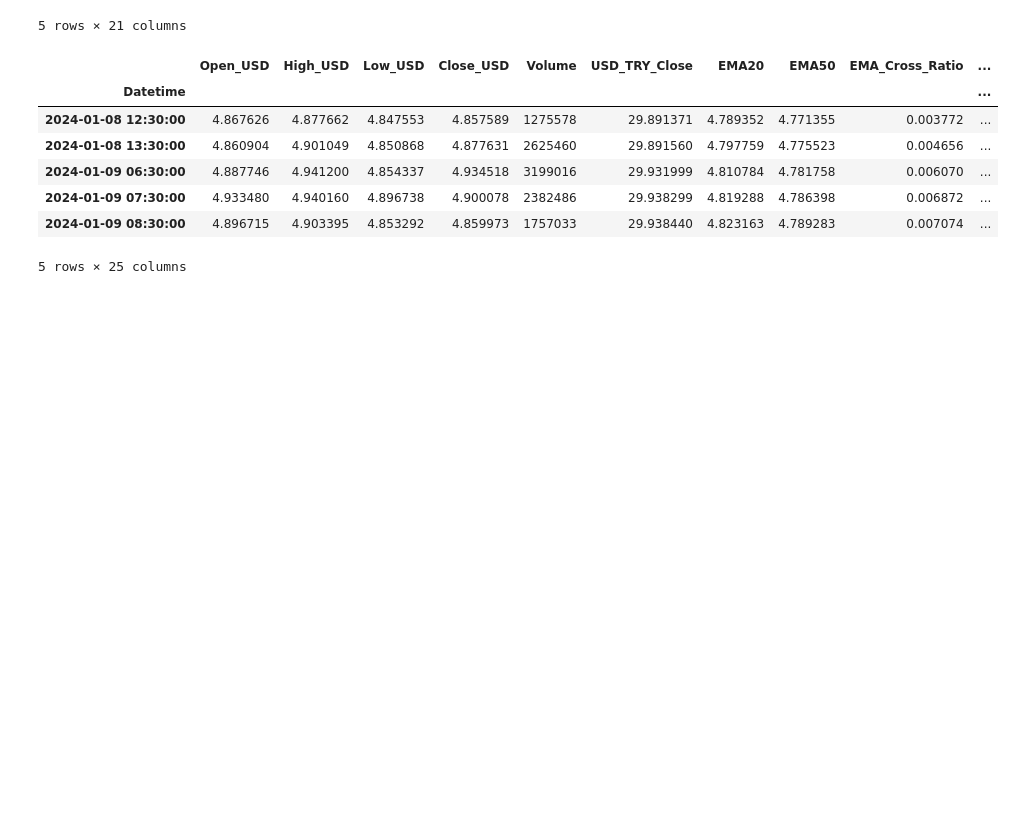
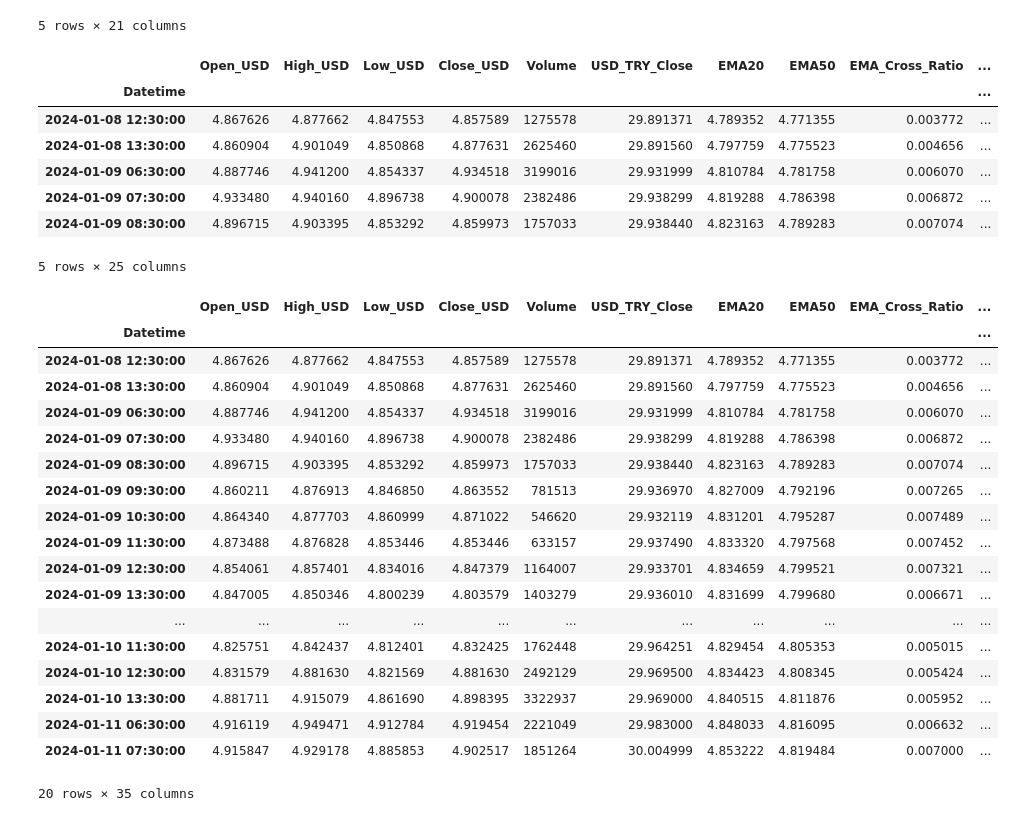
Before and after one commit to olcayguney/multifeature-lstm-financial-forecasting, a Jupyter notebook: LSTMDeneme_1.ipynb, the cells around one changed output. Saved outputs shown, nothing was run; the diff lists cells and outputs as text; code cells hidden in the pictures; blank space fills up the shorter version.

```diff
--- a/LSTMDeneme_1.ipynb
+++ b/LSTMDeneme_1.ipynb
@@ -309,3 +309,25 @@ data['Open_Gap'] = (
     (data['Open_USD'] - data['Close_USD'].shift(1)) /
     data['Close_USD'].shift(1)
 )
+# %%
+data.head(20)
+# %% [output]
+|  | Open_USD | High_USD | Low_USD | Close_USD | Volume | USD_TRY_Close | EMA20 | EMA50 | EMA_Cross_Ratio | ... |
+| Datetime |  |  |  |  |  |  |  |  |  | ... |
+| 2024-01-08 12:30:00 | 4.867626 | 4.877662 | 4.847553 | 4.857589 | 1275578 | 29.891371 | 4.789352 | 4.771355 | 0.003772 | ... |
+| 2024-01-08 13:30:00 | 4.860904 | 4.901049 | 4.850868 | 4.877631 | 2625460 | 29.891560 | 4.797759 | 4.775523 | 0.004656 | ... |
+| 2024-01-09 06:30:00 | 4.887746 | 4.941200 | 4.854337 | 4.934518 | 3199016 | 29.931999 | 4.810784 | 4.781758 | 0.006070 | ... |
+| 2024-01-09 07:30:00 | 4.933480 | 4.940160 | 4.896738 | 4.900078 | 2382486 | 29.938299 | 4.819288 | 4.786398 | 0.006872 | ... |
+| 2024-01-09 08:30:00 | 4.896715 | 4.903395 | 4.853292 | 4.859973 | 1757033 | 29.938440 | 4.823163 | 4.789283 | 0.007074 | ... |
+| 2024-01-09 09:30:00 | 4.860211 | 4.876913 | 4.846850 | 4.863552 | 781513 | 29.936970 | 4.827009 | 4.792196 | 0.007265 | ... |
+| 2024-01-09 10:30:00 | 4.864340 | 4.877703 | 4.860999 | 4.871022 | 546620 | 29.932119 | 4.831201 | 4.795287 | 0.007489 | ... |
+| 2024-01-09 11:30:00 | 4.873488 | 4.876828 | 4.853446 | 4.853446 | 633157 | 29.937490 | 4.833320 | 4.797568 | 0.007452 | ... |
+| 2024-01-09 12:30:00 | 4.854061 | 4.857401 | 4.834016 | 4.847379 | 1164007 | 29.933701 | 4.834659 | 4.799521 | 0.007321 | ... |
+| 2024-01-09 13:30:00 | 4.847005 | 4.850346 | 4.800239 | 4.803579 | 1403279 | 29.936010 | 4.831699 | 4.799680 | 0.006671 | ... |
+| ... | ... | ... | ... | ... | ... | ... | ... | ... | ... | ... |
+| 2024-01-10 11:30:00 | 4.825751 | 4.842437 | 4.812401 | 4.832425 | 1762448 | 29.964251 | 4.829454 | 4.805353 | 0.005015 | ... |
+| 2024-01-10 12:30:00 | 4.831579 | 4.881630 | 4.821569 | 4.881630 | 2492129 | 29.969500 | 4.834423 | 4.808345 | 0.005424 | ... |
+| 2024-01-10 13:30:00 | 4.881711 | 4.915079 | 4.861690 | 4.898395 | 3322937 | 29.969000 | 4.840515 | 4.811876 | 0.005952 | ... |
+| 2024-01-11 06:30:00 | 4.916119 | 4.949471 | 4.912784 | 4.919454 | 2221049 | 29.983000 | 4.848033 | 4.816095 | 0.006632 | ... |
+| 2024-01-11 07:30:00 | 4.915847 | 4.929178 | 4.885853 | 4.902517 | 1851264 | 30.004999 | 4.853222 | 4.819484 | 0.007000 | ... |
+20 rows × 35 columns
```
Also changed, not shown: parts of 6 cells of this notebook.
